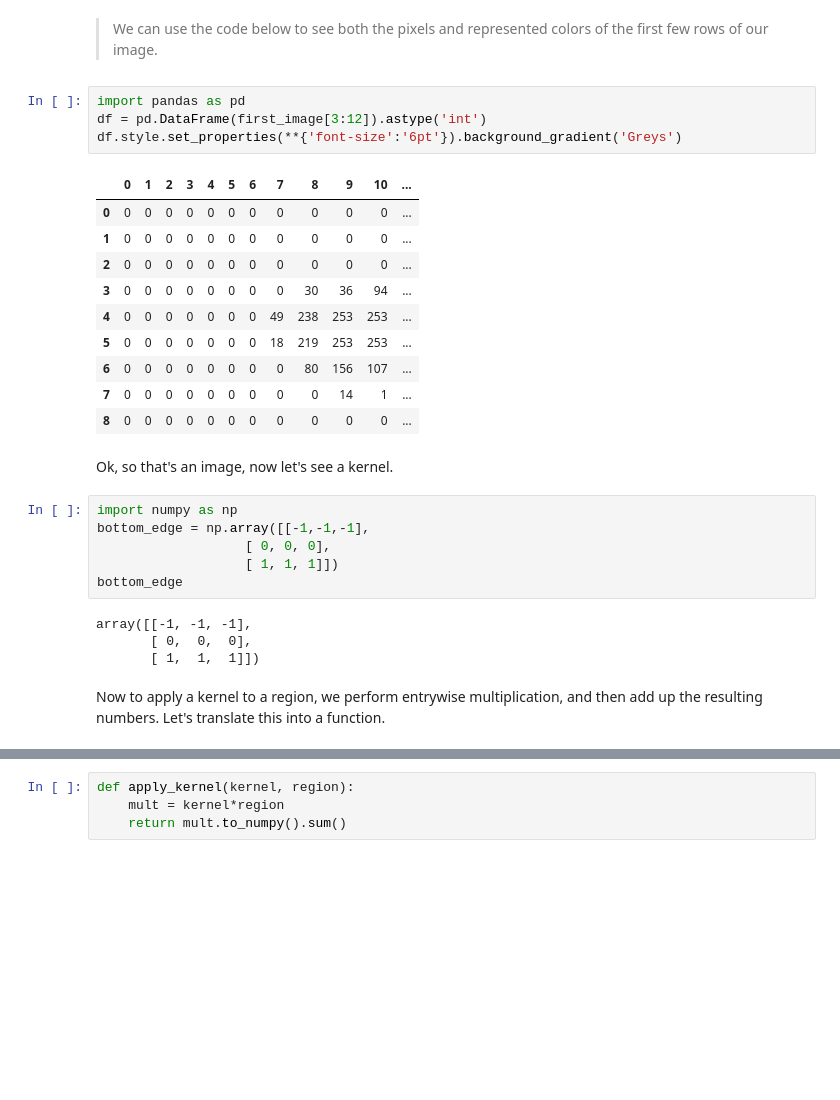
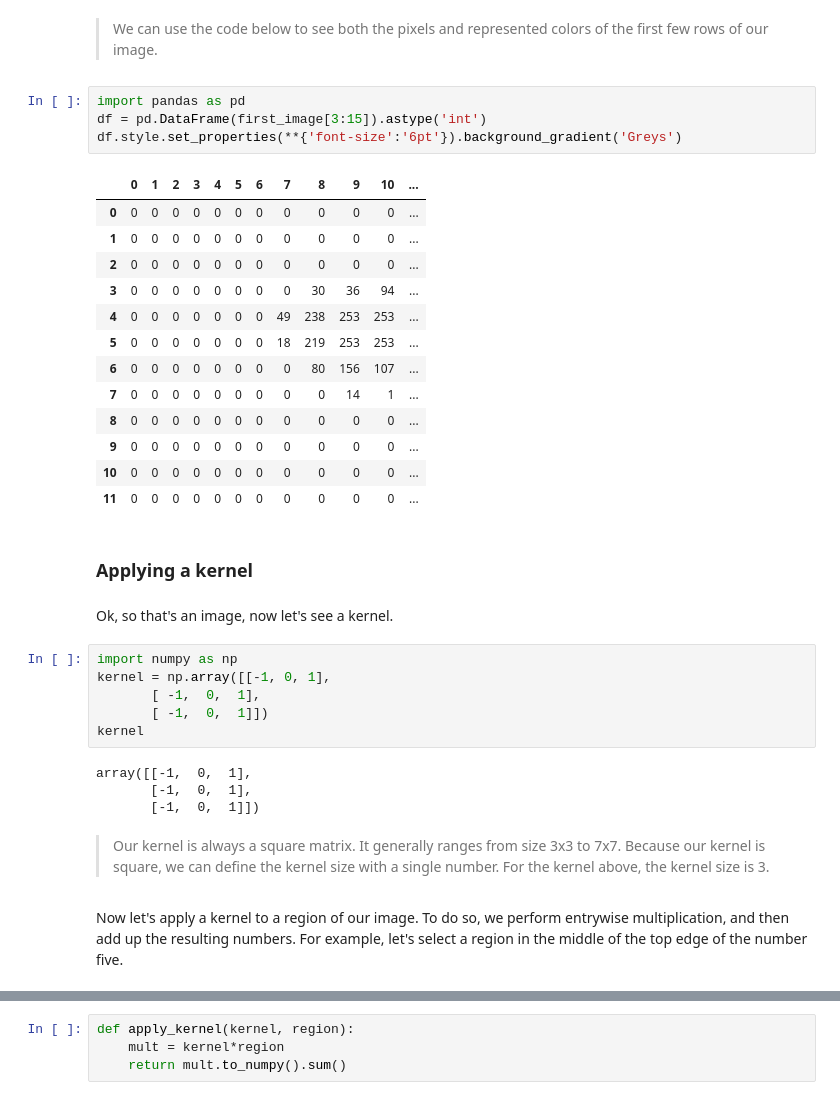
Before and after one commit to jigsawlabs-student/pytorch-cnn, a Jupyter notebook: 3-kernels.ipynb, the cells around one changed output, grey strips where cells are left out. Cells and saved outputs as stored; diff of their text form; blank space fills up the shorter version.

```diff
--- a/3-kernels.ipynb
+++ b/3-kernels.ipynb
@@ -51,30 +54,37 @@ We can see that our first image is the number five, and as we know that the ligh
 > We can use the code below to see both the pixels and represented colors of the first few rows of our image.
 # %%
 import pandas as pd
-df = pd.DataFrame(first_image[3:12]).astype('int')
+df = pd.DataFrame(first_image[3:15]).astype('int')
 df.style.set_properties(**{'font-size':'6pt'}).background_gradient('Greys')
 # %% [output]
 |  | 0 | 1 | 2 | 3 | 4 | 5 | 6 | 7 | 8 | 9 | 10 | ... |
 | 0 | 0 | 0 | 0 | 0 | 0 | 0 | 0 | 0 | 0 | 0 | 0 | ... |
 | 1 | 0 | 0 | 0 | 0 | 0 | 0 | 0 | 0 | 0 | 0 | 0 | ... |
 | 2 | 0 | 0 | 0 | 0 | 0 | 0 | 0 | 0 | 0 | 0 | 0 | ... |
 | 3 | 0 | 0 | 0 | 0 | 0 | 0 | 0 | 0 | 30 | 36 | 94 | ... |
 | 4 | 0 | 0 | 0 | 0 | 0 | 0 | 0 | 49 | 238 | 253 | 253 | ... |
 | 5 | 0 | 0 | 0 | 0 | 0 | 0 | 0 | 18 | 219 | 253 | 253 | ... |
 | 6 | 0 | 0 | 0 | 0 | 0 | 0 | 0 | 0 | 80 | 156 | 107 | ... |
 | 7 | 0 | 0 | 0 | 0 | 0 | 0 | 0 | 0 | 0 | 14 | 1 | ... |
 | 8 | 0 | 0 | 0 | 0 | 0 | 0 | 0 | 0 | 0 | 0 | 0 | ... |
+| 9 | 0 | 0 | 0 | 0 | 0 | 0 | 0 | 0 | 0 | 0 | 0 | ... |
+| 10 | 0 | 0 | 0 | 0 | 0 | 0 | 0 | 0 | 0 | 0 | 0 | ... |
+| 11 | 0 | 0 | 0 | 0 | 0 | 0 | 0 | 0 | 0 | 0 | 0 | ... |
+# %% [markdown]
+### Applying a kernel
 # %% [markdown]
 Ok, so that's an image, now let's see a kernel.
 # %%
 import numpy as np
-bottom_edge = np.array([[-1,-1,-1],
-                   [ 0, 0, 0],
-                   [ 1, 1, 1]])
-bottom_edge
+kernel = np.array([[-1, 0, 1],
+       [ -1,  0,  1],
+       [ -1,  0,  1]])
+kernel
 # %% [output]
-array([[-1, -1, -1],
-       [ 0,  0,  0],
-       [ 1,  1,  1]])
+array([[-1,  0,  1],
+       [-1,  0,  1],
+       [-1,  0,  1]])
+# %% [markdown]
+> Our kernel is always a square matrix.  It generally ranges from size 3x3 to 7x7.  Because our kernel is square, we can define the kernel size with a single number. For the kernel above, the kernel size is 3.
 # %% [markdown]
-Now to apply a kernel to a region, we perform entrywise multiplication, and then add up the resulting numbers.  Let's translate this into a function.
+Now let's apply a kernel to a region of our image.  To do so, we perform entrywise multiplication, and then add up the resulting numbers.  For example, let's select a region in the middle of the top edge of the number five.
```
Also changed, not shown: parts of 40 cells of this notebook, 8 other files.
